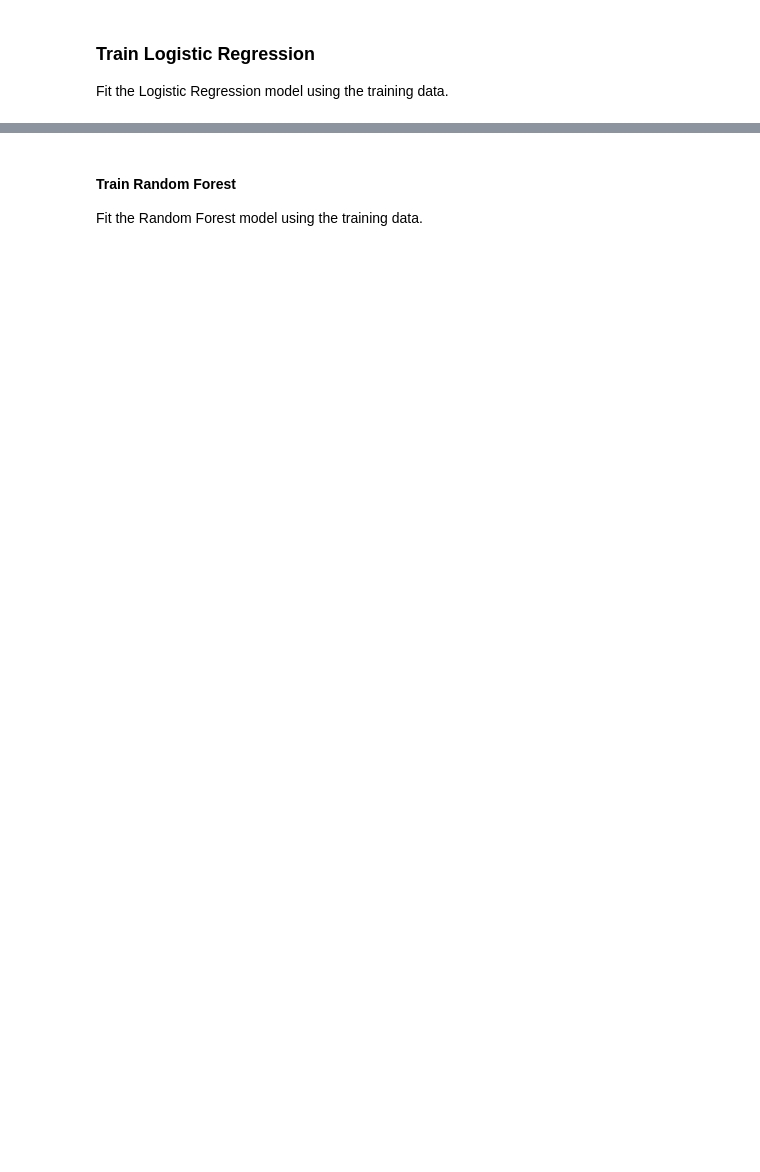
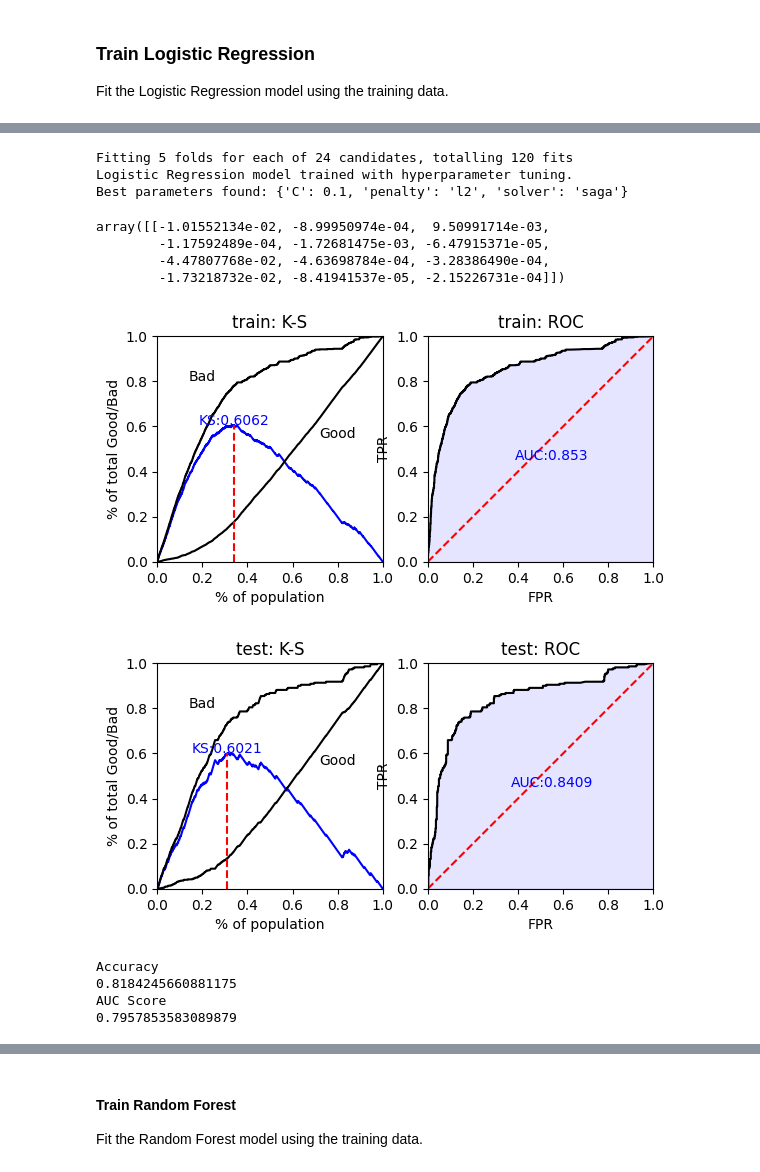
Before and after one commit to getahunTiruneh/Bati-Bank-Credit-Scoring-Model, a Jupyter notebook: notebooks/Model_building.ipynb, the cells around one changed output, grey strips where cells are left out. Cells and saved outputs as stored; diff of their text form; code cells hidden in the pictures; blank space fills up the shorter version.

```diff
--- a/notebooks/Model_building.ipynb
+++ b/notebooks/Model_building.ipynb
@@ -50,3 +49,5 @@ final_merged_df['Risk_category'] = label_encoder.fit_transform(final_merged_df['
+# %%
+trainer=ModelEvaluator(final_merged_df,'Risk_category')
 # %% [markdown]
 ### Model Selection and Training
 
@@ -59,0 +57,2 @@ X_train, X_test, y_train, y_test = train_test_split(X, y, test_size=0.2, random_
+# %%
+X_train, X_test,y_train,y_test = trainer.split_data()
@@ -68,6 +68,3 @@ X_train, X_test, y_train, y_test = train_test_split(X, y, test_size=0.2, random_
 ### Train Logistic Regression
 
 Fit the Logistic Regression model using the training data.
-# %%
-logistic_model = LogisticRegression()
-logistic_model.fit(X_train, y_train)
@@ -82,0 +78,39 @@ LogisticRegression()
+# %%
+logistic_model = trainer.train_logistic_regression()
+# %% [output]
+Fitting 5 folds for each of 24 candidates, totalling 120 fits
+Logistic Regression model trained with hyperparameter tuning.
+Best parameters found: {'C': 0.1, 'penalty': 'l2', 'solver': 'saga'}
+# %%
+# Print the coefficients
+logistic_model.coef_
+# %% [output]
+array([[-1.01552134e-02, -8.99950974e-04,  9.50991714e-03,
+        -1.17592489e-04, -1.72681475e-03, -6.47915371e-05,
+        -4.47807768e-02, -4.63698784e-04, -3.28386490e-04,
+        -1.73218732e-02, -8.41941537e-05, -2.15226731e-04]])
+# %%
+# predicted proability
+train_pred = logistic_model.predict_proba(X_train)[:,1]
+test_pred = logistic_model.predict_proba(X_test)[:,1]
+
+# performance ks & roc ------
+train_perf = sc.perf_eva(y_train, train_pred, title = "train")
+test_perf = sc.perf_eva(y_test, test_pred, title = "test")
+# %% [output]
+[figure, added]
+[figure, added]
+# %%
+from sklearn.metrics import confusion_matrix, accuracy_score, roc_auc_score, classification_report, roc_curve
+
+predictions = logistic_model.predict(X_test)
+
+print('Accuracy')
+print(accuracy_score(y_test, predictions))
+print('AUC Score')
+print(roc_auc_score(y_test, predictions))
+# %% [output]
+Accuracy
+0.8184245660881175
+AUC Score
+0.7957853583089879
```
Also changed, not shown: parts of 34 cells of this notebook.
